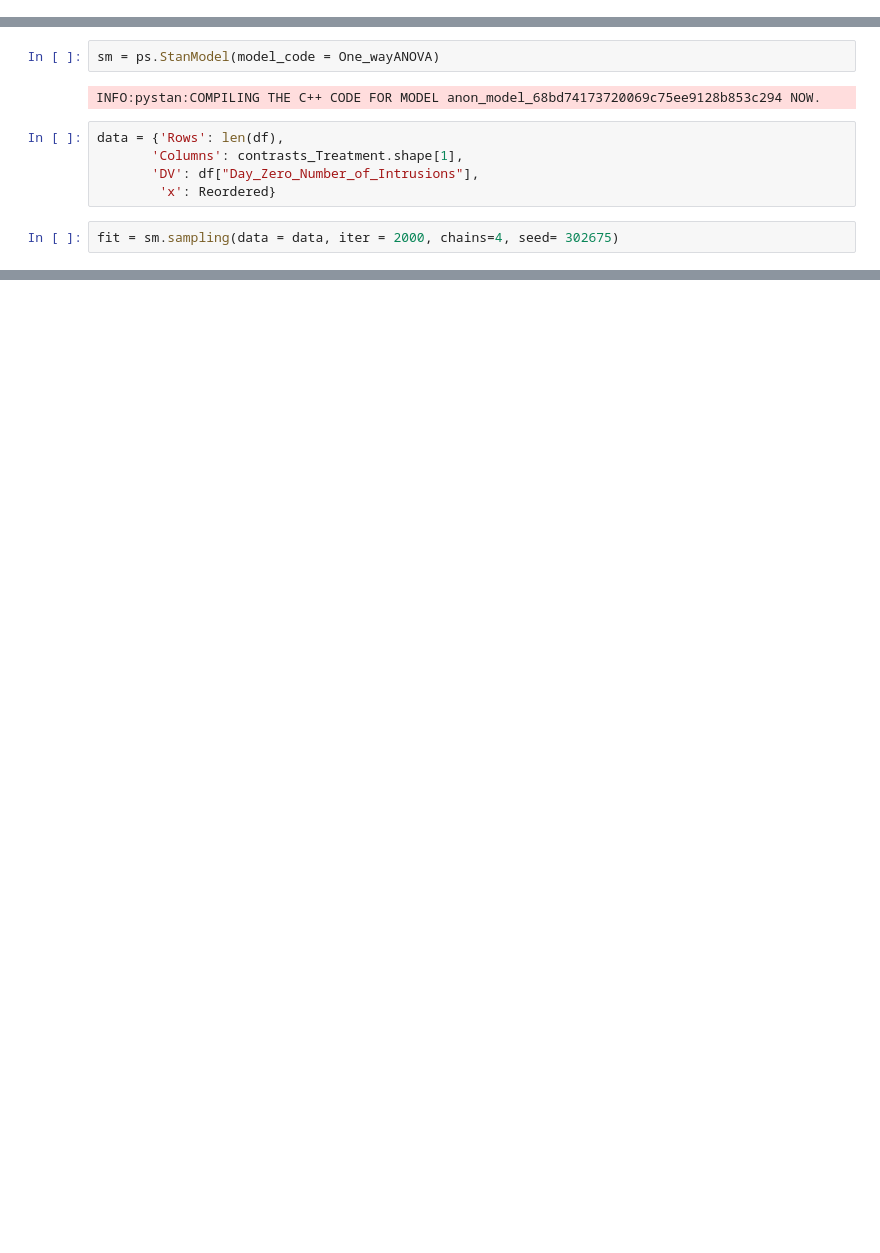
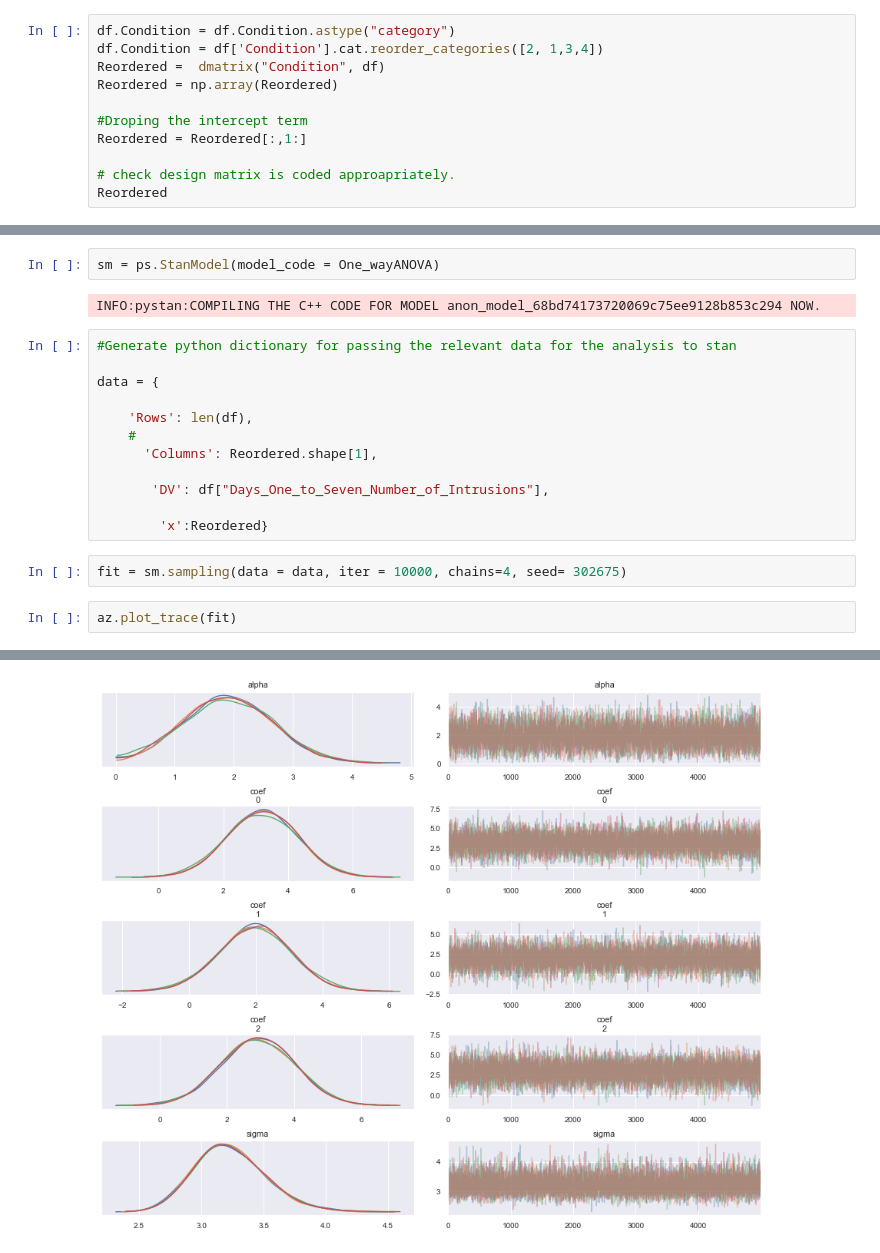
Before and after one commit to Bu807041-1/Statistical-methods-for-research-workers-bayes-for-psychologists-and-neuroscientists, a Jupyter notebook: notebooks/One-way ANOVA.ipynb, the cells around one changed output, grey strips where cells are left out. Drawn from its saved outputs; the diff is of its cells as text; blank space fills up the shorter version.

Commit message:
One_way ANOVA Notebook reduction to treatment contrsrt only

```diff
--- a/notebooks/One-way ANOVA.ipynb
+++ b/notebooks/One-way ANOVA.ipynb
@@ -68,0 +77,11 @@ array([[0., 0., 0.],
+# %%
+df.Condition = df.Condition.astype("category")
+df.Condition = df['Condition'].cat.reorder_categories([2, 1,3,4])
+Reordered =  dmatrix("Condition", df)
+Reordered = np.array(Reordered)
+
+#Droping the intercept term
+Reordered = Reordered[:,1:]
+
+# check design matrix is coded approapriately.
+Reordered
@@ -98,9 +135,19 @@ sm = ps.StanModel(model_code = One_wayANOVA)
 # %% [output]
 INFO:pystan:COMPILING THE C++ CODE FOR MODEL anon_model_68bd74173720069c75ee9128b853c294 NOW.
 # %%
-data = {'Rows': len(df),
-       'Columns': contrasts_Treatment.shape[1],
-       'DV': df["Day_Zero_Number_of_Intrusions"],
-        'x': Reordered}
+#Generate python dictionary for passing the relevant data for the analysis to stan
+
+data = {
+
+    'Rows': len(df),
+    #
+      'Columns': Reordered.shape[1],
+
+       'DV': df["Days_One_to_Seven_Number_of_Intrusions"],
+
+        'x':Reordered}
 # %%
-fit = sm.sampling(data = data, iter = 2000, chains=4, seed= 302675)
+fit = sm.sampling(data = data, iter = 10000, chains=4, seed= 302675)
+# %%
+az.plot_trace(fit)
+# %% [output]
@@ -107,2 +165,3 @@ fit = sm.sampling(data = data, iter = 2000, chains=4, seed= 302675)
+[figure, added]
 # %%
 print(fit);
```
Also changed, not shown: parts of 26 cells of this notebook.
